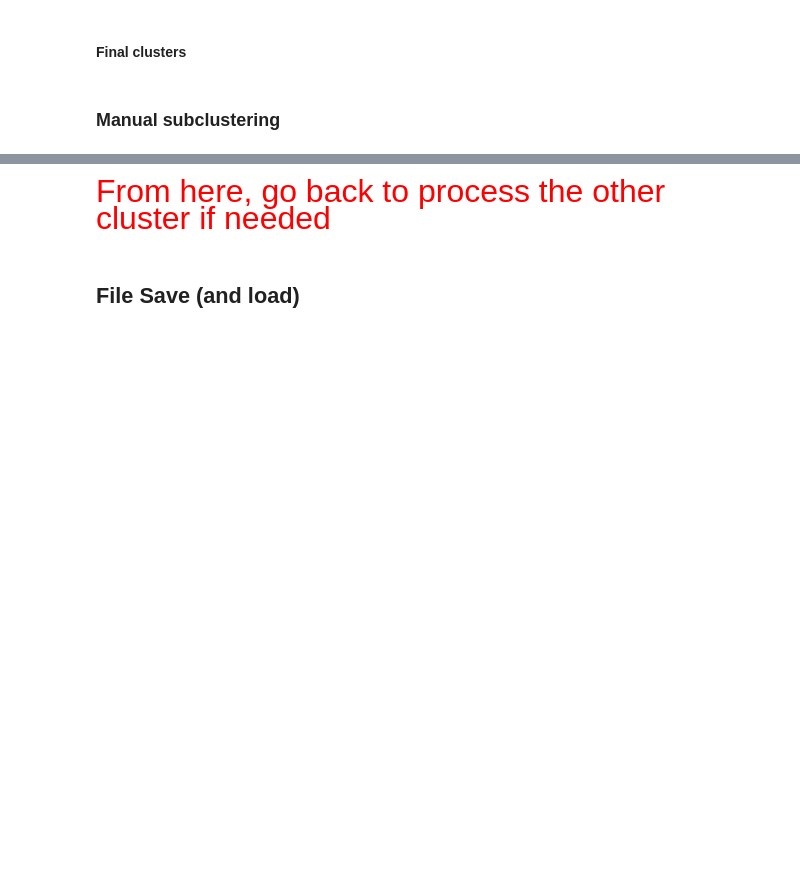
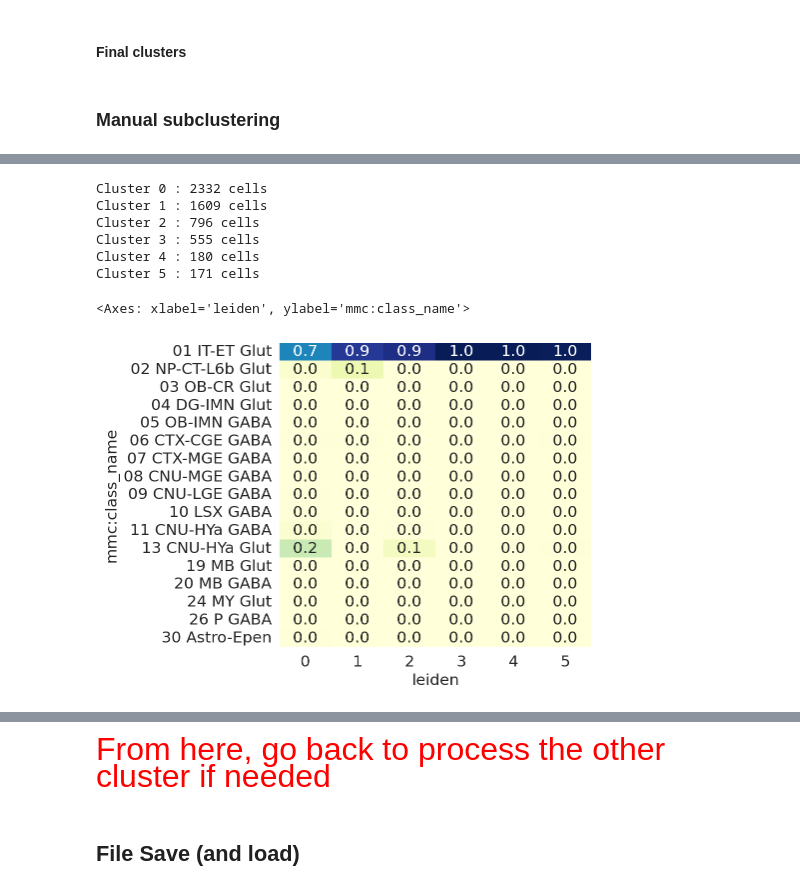
Before and after one commit to Carboneinerte/Pynda_ssc, a Jupyter notebook: v10B_Xenium_annotation_n_subsclustering.ipynb, the cells around one changed output, grey strips where cells are left out. Saved outputs shown, nothing was run; the diff lists cells and outputs as text; code cells hidden in the pictures; blank space fills up the shorter version.

```diff
--- a/v10B_Xenium_annotation_n_subsclustering.ipynb
+++ b/v10B_Xenium_annotation_n_subsclustering.ipynb
@@ -331,6 +376,6 @@ sns.heatmap(cont_tab.T, annot=True, cmap="YlGnBu", fmt=".1f", cbar = False)
 # %%
 ### Select a cluster to subcluster
-cluster_to_sub = "1"
+cluster_to_sub = "26"
 
 
 adata_subcluster = adata_filter[adata_filter.obs[Clusters_to_use] == cluster_to_sub]
@@ -377,11 +429,21 @@ for i in range(0, max_clust):
     print(f"Cluster {i} : {count} cells")
 
 # adata_subcluster.obs['leiden'].sample(10)
+# %% [output]
+Cluster 0 : 2332 cells
+Cluster 1 : 1609 cells
+Cluster 2 : 796 cells
+Cluster 3 : 555 cells
+Cluster 4 : 180 cells
+Cluster 5 : 171 cells
 # %%
 ### Correlation map of subclusters
 cont_tab = pd.crosstab(adata_subcluster.obs[clustering_method], adata_subcluster.obs['mmc:class_name'], normalize="index")
-plt.figure(figsize=(10, 8))
+plt.figure(figsize=(5,5))
 sns.heatmap(cont_tab.T, annot=True, cmap="YlGnBu", fmt=".1f", cbar=False)
+# %% [output]
+<Axes: xlabel='leiden', ylabel='mmc:class_name'>
+[figure, added]
 # %%
 ### Correlation map of subclusters
 cont_tab = pd.crosstab(adata_subcluster.obs[clustering_method], adata_subcluster.obs['mmc:subclass_name'], normalize="index")
```
Also changed, not shown: parts of 28 cells of this notebook, 2 other files.
